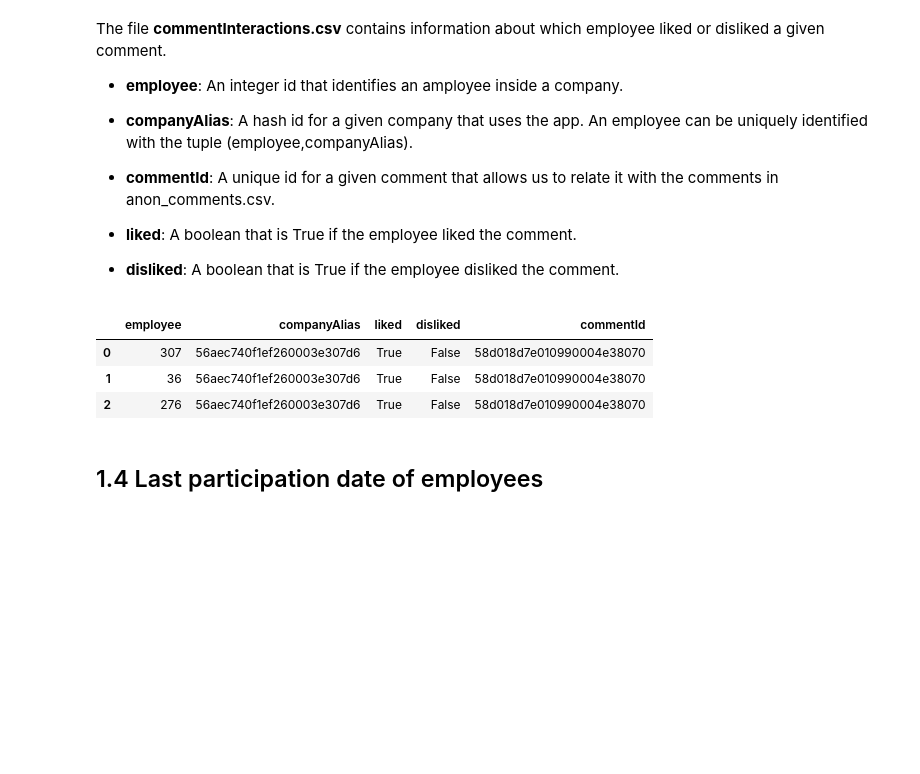
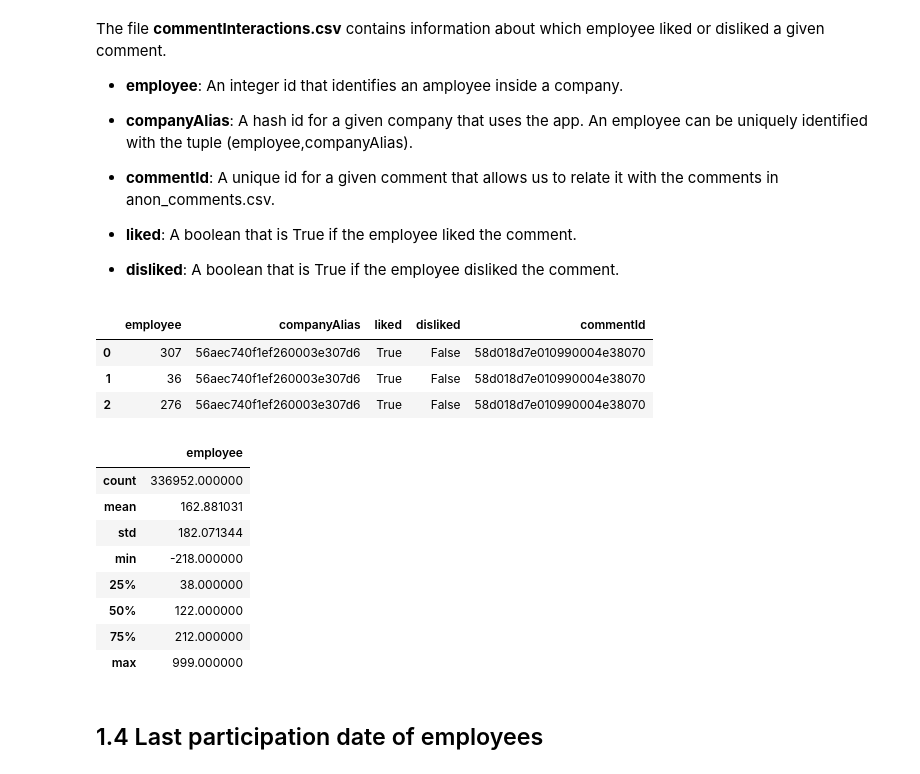
Before and after one commit to Guillemdb/Happiness-inside-a-job-PyDataBcn17, a Jupyter notebook: 1 - Introduction and database cleaning.ipynb, the cells around one changed output. Drawn from its saved outputs; the diff is of its cells as text; code cells hidden in the pictures; blank space fills up the shorter version.

```diff
--- a/1 - Introduction and database cleaning.ipynb
+++ b/1 - Introduction and database cleaning.ipynb
@@ -71,6 +105,18 @@ inters.head(3)
 | 0 | 307 | 56aec740f1ef260003e307d6 | True | False | 58d018d7e010990004e38070 |
 | 1 | 36 | 56aec740f1ef260003e307d6 | True | False | 58d018d7e010990004e38070 |
 | 2 | 276 | 56aec740f1ef260003e307d6 | True | False | 58d018d7e010990004e38070 |
+# %%
+inters.describe()
+# %% [output]
+|  | employee |
+| count | 336952.000000 |
+| mean | 162.881031 |
+| std | 182.071344 |
+| min | -218.000000 |
+| 25% | 38.000000 |
+| 50% | 122.000000 |
+| 75% | 212.000000 |
+| max | 999.000000 |
 # %% [markdown]
 ## 1.4 Last participation date of employees
 # %% [markdown]
```
Also changed, not shown: parts of 5 cells of this notebook, 35 other files.
